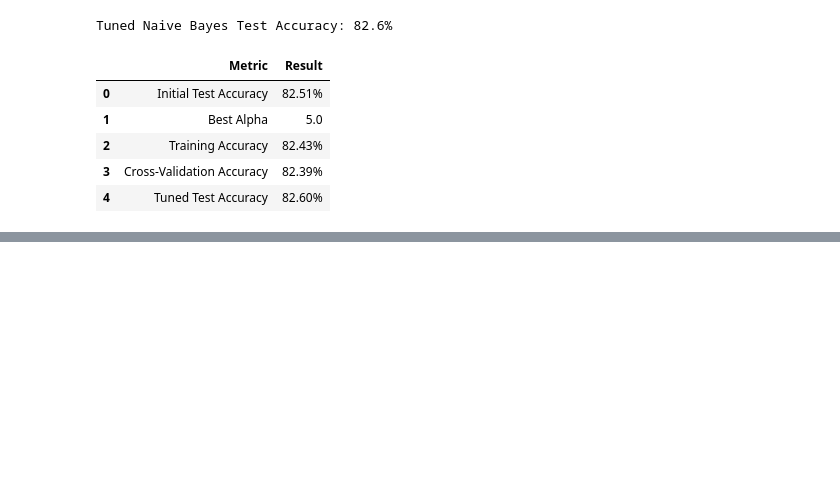
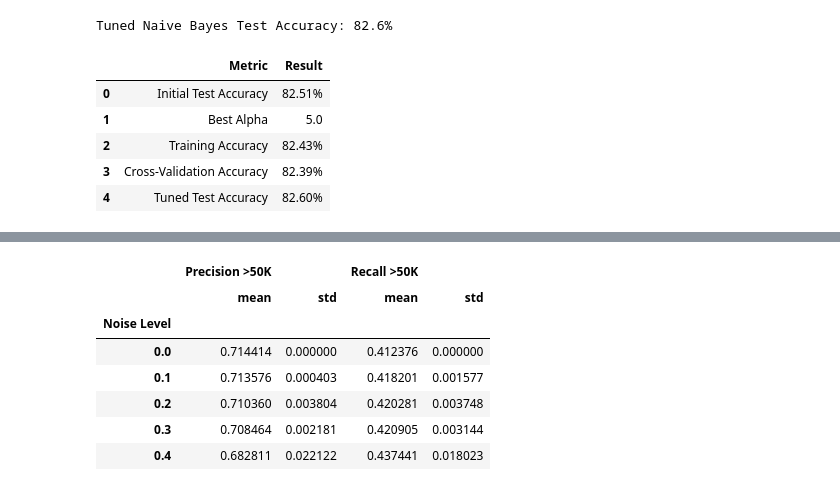
Before and after one commit to millieorellana/ECS171GroupProject, a Jupyter notebook: naiveBayes.ipynb, the cells around one changed output, grey strips where cells are left out. Saved outputs shown, nothing was run; the diff lists cells and outputs as text; code cells hidden in the pictures; blank space fills up the shorter version.

```diff
--- a/naiveBayes.ipynb
+++ b/naiveBayes.ipynb
@@ -170,0 +516,38 @@ display(results)
+# %%
+#precision and recall under label noise (5 seeds)
+metricResults = []
+
+for seed in seeds:
+    for noiseLevel in noiseLevels:
+        yTrainNoisy = addLabelNoise(
+            yTrain, noiseLevel, randomState=seed
+        )
+
+        model = CategoricalNB(alpha=grid.best_params_["alpha"])
+        model.fit(xTrainTwo, yTrainNoisy)
+
+        yPred = model.predict(xTestTwo)
+
+        metricResults.append({
+            "Seed": seed,
+            "Noise Level": noiseLevel,
+            "Precision >50K": precision_score(yTest, yPred, zero_division=0),
+            "Recall >50K": recall_score(yTest, yPred, zero_division=0)
+        })
+
+metricDf = pd.DataFrame(metricResults)
+
+metricSummaryDf = metricDf.groupby("Noise Level")[
+    ["Precision >50K", "Recall >50K"]
+].agg(["mean", "std"])
+
+display(metricSummaryDf)
+# %% [output]
+|  | Precision >50K |  | Recall >50K |  |
+|  | mean | std | mean | std |
+| Noise Level |  |  |  |  |
+| 0.0 | 0.714414 | 0.000000 | 0.412376 | 0.000000 |
+| 0.1 | 0.713576 | 0.000403 | 0.418201 | 0.001577 |
+| 0.2 | 0.710360 | 0.003804 | 0.420281 | 0.003748 |
+| 0.3 | 0.708464 | 0.002181 | 0.420905 | 0.003144 |
+| 0.4 | 0.682811 | 0.022122 | 0.437441 | 0.018023 |
```
Also changed, not shown: parts of 16 cells of this notebook.
